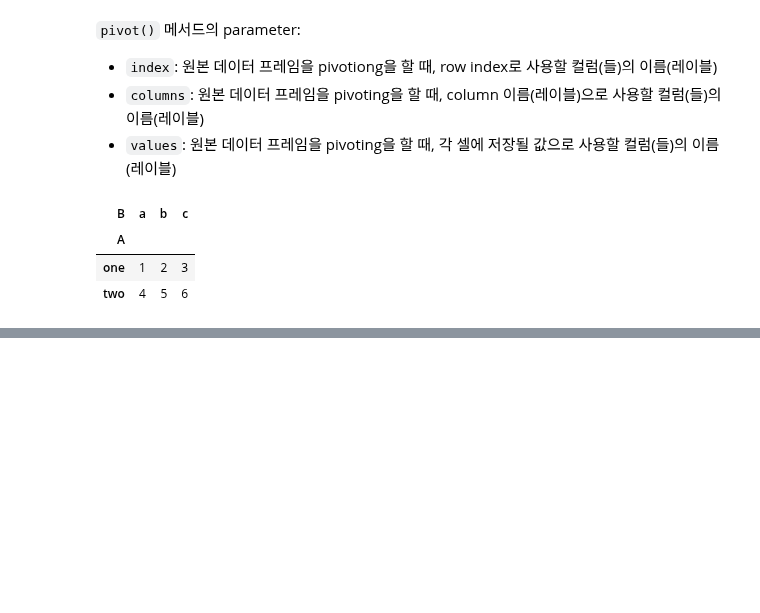
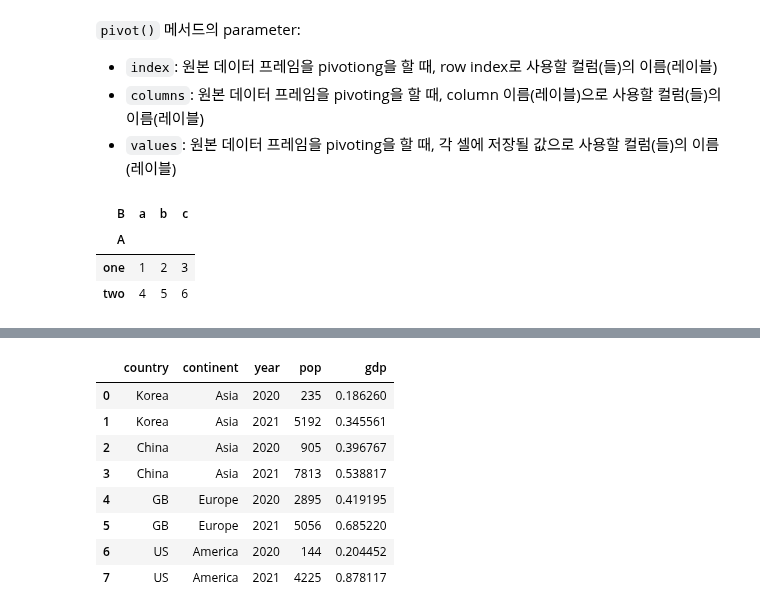
Before and after one commit to JakeOh/202011_itw_bd21, a Jupyter notebook: lab_da/da15_reshape.ipynb, the cells around one changed output, grey strips where cells are left out. Saved outputs shown, nothing was run; the diff lists cells and outputs as text; code cells hidden in the pictures; blank space fills up the shorter version.

```diff
--- a/lab_da/da15_reshape.ipynb
+++ b/lab_da/da15_reshape.ipynb
@@ -118,0 +136,23 @@ pivoted1.melt()
+# %%
+countries = ['Korea', 'Korea', 'China', 'China', 'GB', 'GB', 'US', 'US']
+continents = ['Asia'] * 4 + ['Europe'] * 2 + ['America'] * 2
+years = [2020, 2021] * 4
+
+np.random.seed(1)
+df = pd.DataFrame(data={'country': countries,
+                        'continent': continents,
+                        'year': years,
+                        'pop': np.random.randint(10000, size=8),
+                        'gdp': np.random.rand(8)})
+# %%
+df
+# %% [output]
+|  | country | continent | year | pop | gdp |
+| 0 | Korea | Asia | 2020 | 235 | 0.186260 |
+| 1 | Korea | Asia | 2021 | 5192 | 0.345561 |
+| 2 | China | Asia | 2020 | 905 | 0.396767 |
+| 3 | China | Asia | 2021 | 7813 | 0.538817 |
+| 4 | GB | Europe | 2020 | 2895 | 0.419195 |
+| 5 | GB | Europe | 2021 | 5056 | 0.685220 |
+| 6 | US | America | 2020 | 144 | 0.204452 |
+| 7 | US | America | 2021 | 4225 | 0.878117 |
```
Also changed, not shown: parts of 11 cells of this notebook.
